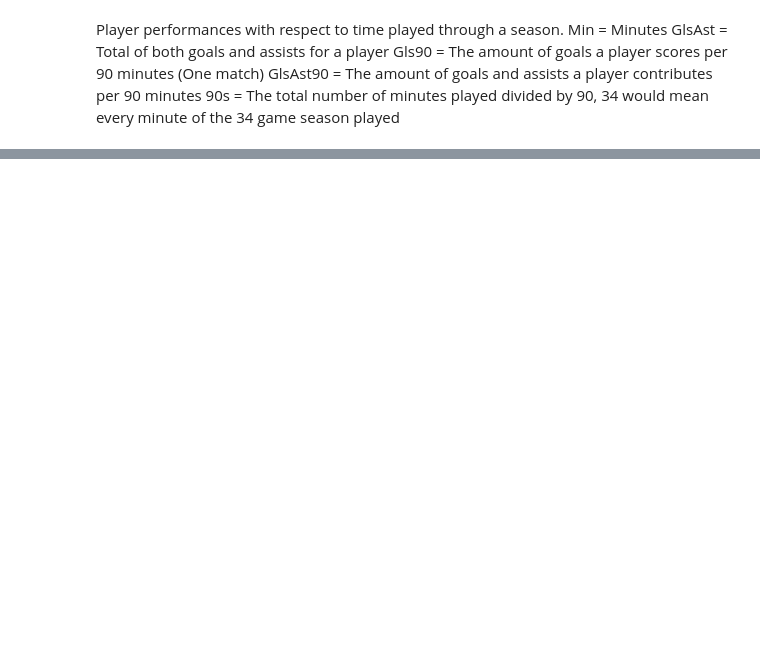
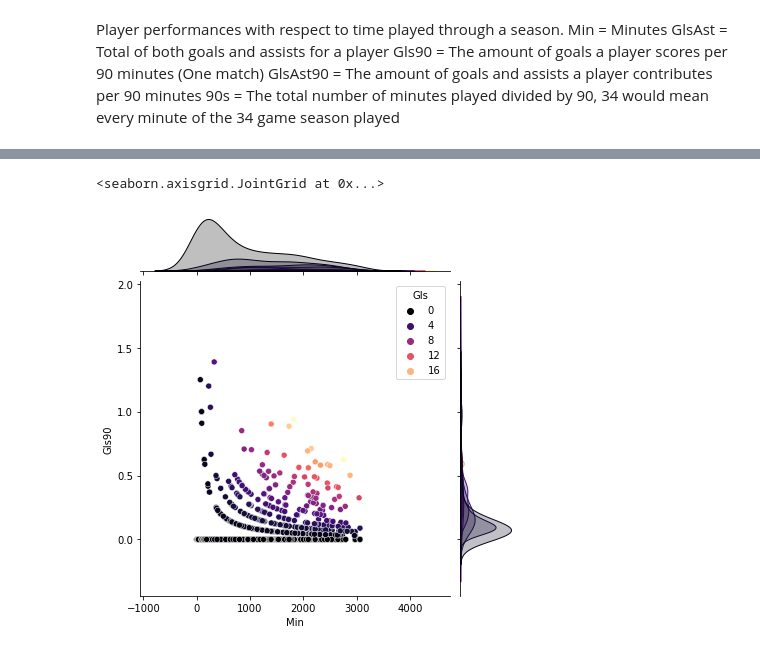
Before and after one commit to jabbey1/C964, a Jupyter notebook: Project.ipynb, the cells around one changed output, grey strips where cells are left out. Cells and saved outputs as stored; diff of their text form; code cells hidden in the pictures; blank space fills up the shorter version.

```diff
--- a/Project.ipynb
+++ b/Project.ipynb
@@ -51,3 +52,8 @@ sns.scatterplot(data = dataset, x = 'Gls', y = '90s', ax=axs[3]);
+# %%
+sns.jointplot(data = dataset, x = 'Min', y = 'Gls90', hue = 'Gls', palette = 'magma', ax=axs[1])
+# %% [output]
+<seaborn.axisgrid.JointGrid at 0x...>
+[figure, added]
 # %%
 model = BayesianRidge()
 
```
Also changed, not shown: parts of 5 cells of this notebook.
